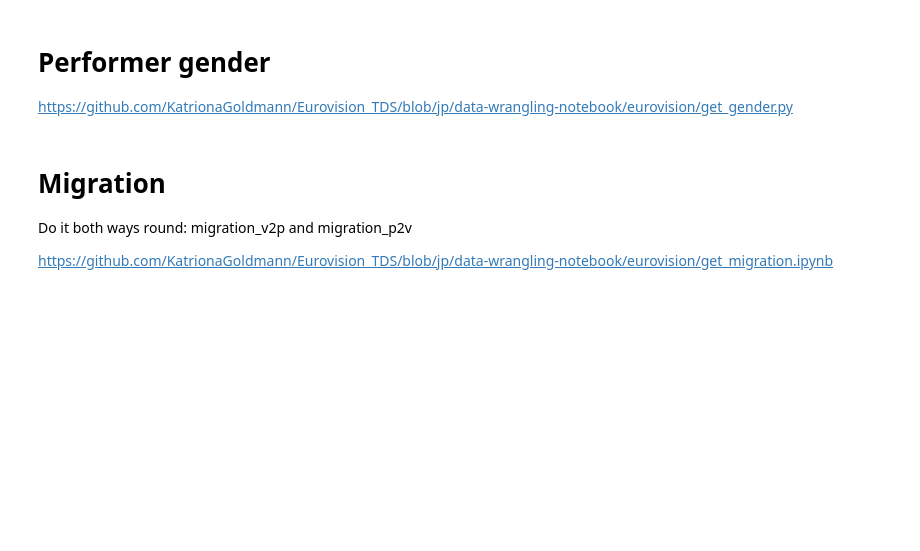
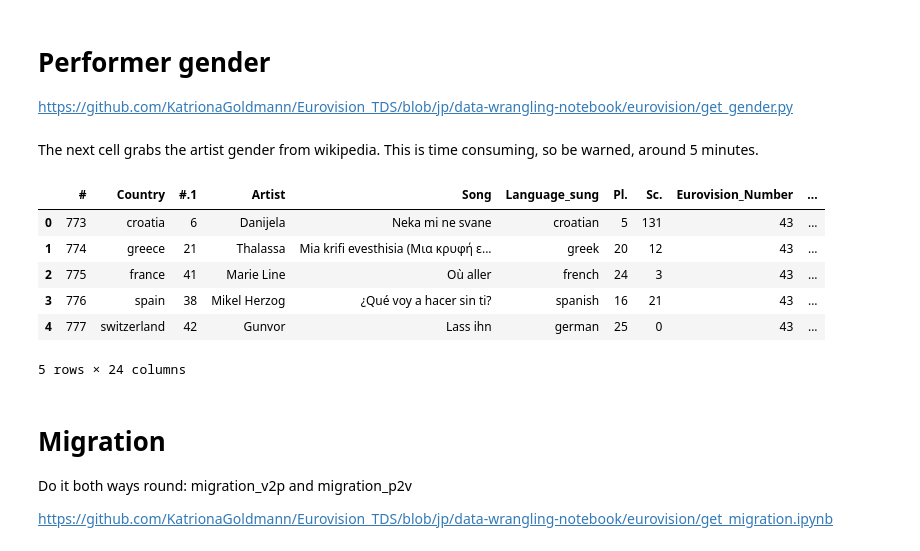
Before and after one commit to KatrionaGoldmann/Eurovision_TDS, a Jupyter notebook: eurovision/notebooks/data.ipynb, the cells around one changed output. Drawn from its saved outputs; the diff is of its cells as text; code cells hidden in the pictures; blank space fills up the shorter version.

Commit message:
Add gender data

```diff
--- a/eurovision/notebooks/data.ipynb
+++ b/eurovision/notebooks/data.ipynb
@@ -549,3 +559,27 @@ https://github.com/KatrionaGoldmann/Eurovision_TDS/blob/jp/data-wrangling-notebo
+# %% [markdown]
+The next cell grabs the artist gender from wikipedia. This is time consuming, so be warned, around 5 minutes.
+# %%
+# Clean name up (remove any brackets or extra artist information)
+songs["Artist"] = [re.sub("[\(\[].*?[\)\]]", "", x) for x in songs["Artist"]]
+songs["Artist"] = [x.split("feat.")[-1] for x in songs["Artist"]]
+songs["Artist"] = [x.replace("/", "&") for x in songs["Artist"]]
+songs["Artist"] = [x.strip() for x in songs["Artist"]]
+
+with mp.Pool(mp.cpu_count() - 1) as p:
+    genders = p.map(gg.get_artist_gender, songs["Artist"])
+
+songs["Gender"] = genders
+songs = gg.final_fixes(songs)
+
+songs.head()
+# %% [output]
+|  | # | Country | #.1 | Artist | Song | Language_sung | Pl. | Sc. | Eurovision_Number | ... |
+| 0 | 773 | croatia | 6 | Danijela | Neka mi ne svane | croatian | 5 | 131 | 43 | ... |
+| 1 | 774 | greece | 21 | Thalassa | Mia krifi evesthisia (Μια κρυφή ε... | greek | 20 | 12 | 43 | ... |
+| 2 | 775 | france | 41 | Marie Line | Où aller | french | 24 | 3 | 43 | ... |
+| 3 | 776 | spain | 38 | Mikel Herzog | ¿Qué voy a hacer sin ti? | spanish | 16 | 21 | 43 | ... |
+| 4 | 777 | switzerland | 42 | Gunvor | Lass ihn | german | 25 | 0 | 43 | ... |
+5 rows × 24 columns
 # %% [markdown]
 # Migration
 
```
Also changed, not shown: parts of 11 cells of this notebook, 1 other file.
